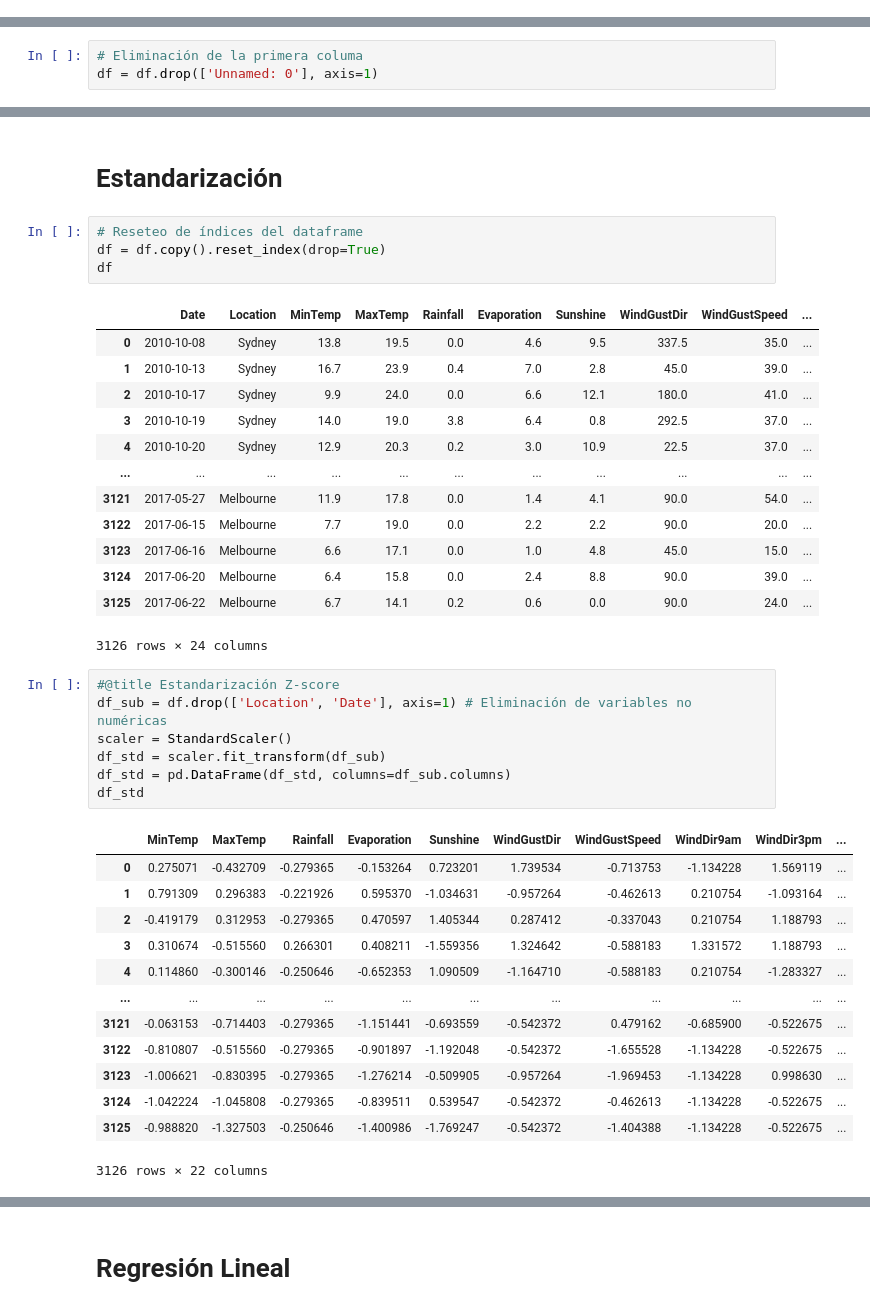
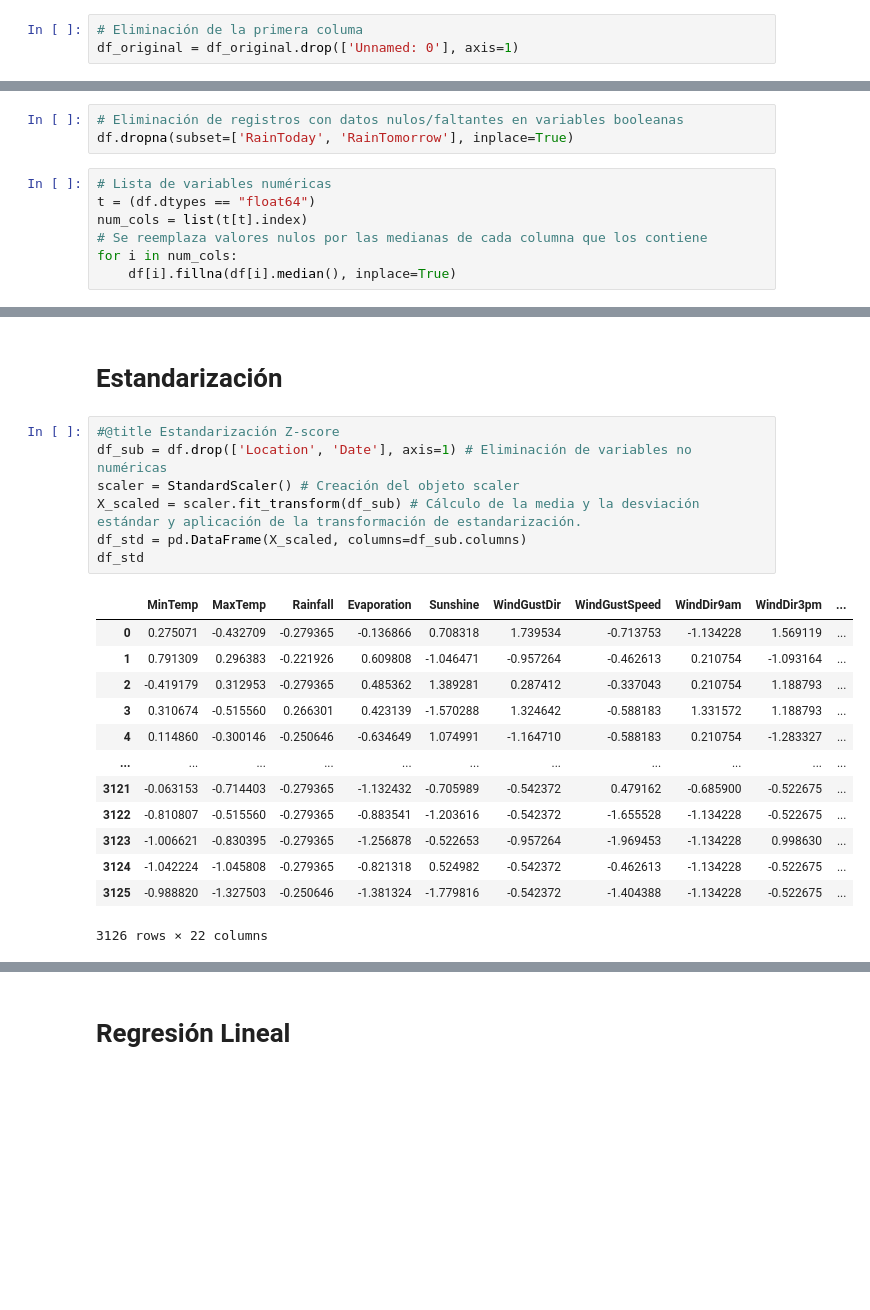
Before and after one commit to MiguelMussi/Apr_Aut_1_TP, a Jupyter notebook: TP-AA1.ipynb, the cells around one changed output, grey strips where cells are left out. Saved outputs shown, nothing was run; the diff lists cells and outputs as text; blank space fills up the shorter version.

```diff
--- a/TP-AA1.ipynb
+++ b/TP-AA1.ipynb
@@ -171,4 +114,7 @@ df_original.hist(figsize=(30,12))
 plt.show()
 # %% [output]
 [figure]
+# %%
+# Eliminación de la primera columa
+df_original = df_original.drop(['Unnamed: 0'], axis=1)
 # %%
@@ -193,9 +145,6 @@ Se desea analizar únicamente los registros correspondientes a las ciudades de S
 # Copia del DF original con los registros correspondientes a la costa sureste
 ciudades_a_conservar = ['Sydney', 'SydneyAirport', 'Canberra', 'Melbourne', 'MelbourneAirport']
 df = df_original[df_original['Location'].isin(ciudades_a_conservar)].copy()
-# %%
-# Eliminación de la primera columa
-df = df.drop(['Unnamed: 0'], axis=1)
 # %%
 df['Location'] = df['Location'].astype('category')
 #df['RainToday'] = df['RainToday'].astype('category')
@@ -237 +190,11 @@ df['Temp3pm'].fillna(value=df['Temp3pm'].mean(), inplace=True)
+# %%
+# Eliminación de registros con datos nulos/faltantes en variables booleanas
+df.dropna(subset=['RainToday', 'RainTomorrow'], inplace=True)
+# %%
+# Lista de variables numéricas
+t = (df.dtypes == "float64")
+num_cols = list(t[t].index)
+# Se reemplaza valores nulos por las medianas de cada columna que los contiene
+for i in num_cols:
+    df[i].fillna(df[i].median(), inplace=True)
 # %% [markdown]
@@ -398,42 +351,24 @@ plt.show()
 [figure]
 # %% [markdown]
 # Estandarización
-# %%
-# Reseteo de índices del dataframe
-df = df.copy().reset_index(drop=True)
-df
-# %% [output]
-|  | Date | Location | MinTemp | MaxTemp | Rainfall | Evaporation | Sunshine | WindGustDir | WindGustSpeed | ... |
-| 0 | 2010-10-08 | Sydney | 13.8 | 19.5 | 0.0 | 4.6 | 9.5 | 337.5 | 35.0 | ... |
-| 1 | 2010-10-13 | Sydney | 16.7 | 23.9 | 0.4 | 7.0 | 2.8 | 45.0 | 39.0 | ... |
-| 2 | 2010-10-17 | Sydney | 9.9 | 24.0 | 0.0 | 6.6 | 12.1 | 180.0 | 41.0 | ... |
-| 3 | 2010-10-19 | Sydney | 14.0 | 19.0 | 3.8 | 6.4 | 0.8 | 292.5 | 37.0 | ... |
-| 4 | 2010-10-20 | Sydney | 12.9 | 20.3 | 0.2 | 3.0 | 10.9 | 22.5 | 37.0 | ... |
-| ... | ... | ... | ... | ... | ... | ... | ... | ... | ... | ... |
-| 3121 | 2017-05-27 | Melbourne | 11.9 | 17.8 | 0.0 | 1.4 | 4.1 | 90.0 | 54.0 | ... |
-| 3122 | 2017-06-15 | Melbourne | 7.7 | 19.0 | 0.0 | 2.2 | 2.2 | 90.0 | 20.0 | ... |
-| 3123 | 2017-06-16 | Melbourne | 6.6 | 17.1 | 0.0 | 1.0 | 4.8 | 45.0 | 15.0 | ... |
-| 3124 | 2017-06-20 | Melbourne | 6.4 | 15.8 | 0.0 | 2.4 | 8.8 | 90.0 | 39.0 | ... |
-| 3125 | 2017-06-22 | Melbourne | 6.7 | 14.1 | 0.2 | 0.6 | 0.0 | 90.0 | 24.0 | ... |
-3126 rows × 24 columns
 # %%
 #@title Estandarización Z-score
 df_sub = df.drop(['Location', 'Date'], axis=1) # Eliminación de variables no numéricas
-scaler = StandardScaler()
-df_std = scaler.fit_transform(df_sub)
-df_std = pd.DataFrame(df_std, columns=df_sub.columns)
+scaler = StandardScaler() # Creación del objeto scaler
+X_scaled = scaler.fit_transform(df_sub) # Cálculo de la media y la desviación estándar y aplicación de la transformación de estandarización.
+df_std = pd.DataFrame(X_scaled, columns=df_sub.columns)
 df_std
 # %% [output]
 |  | MinTemp | MaxTemp | Rainfall | Evaporation | Sunshine | WindGustDir | WindGustSpeed | WindDir9am | WindDir3pm | ... |
-| 0 | 0.275071 | -0.432709 | -0.279365 | -0.153264 | 0.723201 | 1.739534 | -0.713753 | -1.134228 | 1.569119 | ... |
-| 1 | 0.791309 | 0.296383 | -0.221926 | 0.595370 | -1.034631 | -0.957264 | -0.462613 | 0.210754 | -1.093164 | ... |
-| 2 | -0.419179 | 0.312953 | -0.279365 | 0.470597 | 1.405344 | 0.287412 | -0.337043 | 0.210754 | 1.188793 | ... |
-| 3 | 0.310674 | -0.515560 | 0.266301 | 0.408211 | -1.559356 | 1.324642 | -0.588183 | 1.331572 | 1.188793 | ... |
-| 4 | 0.114860 | -0.300146 | -0.250646 | -0.652353 | 1.090509 | -1.164710 | -0.588183 | 0.210754 | -1.283327 | ... |
+| 0 | 0.275071 | -0.432709 | -0.279365 | -0.136866 | 0.708318 | 1.739534 | -0.713753 | -1.134228 | 1.569119 | ... |
+| 1 | 0.791309 | 0.296383 | -0.221926 | 0.609808 | -1.046471 | -0.957264 | -0.462613 | 0.210754 | -1.093164 | ... |
+| 2 | -0.419179 | 0.312953 | -0.279365 | 0.485362 | 1.389281 | 0.287412 | -0.337043 | 0.210754 | 1.188793 | ... |
+| 3 | 0.310674 | -0.515560 | 0.266301 | 0.423139 | -1.570288 | 1.324642 | -0.588183 | 1.331572 | 1.188793 | ... |
+| 4 | 0.114860 | -0.300146 | -0.250646 | -0.634649 | 1.074991 | -1.164710 | -0.588183 | 0.210754 | -1.283327 | ... |
 | ... | ... | ... | ... | ... | ... | ... | ... | ... | ... | ... |
-| 3121 | -0.063153 | -0.714403 | -0.279365 | -1.151441 | -0.693559 | -0.542372 | 0.479162 | -0.685900 | -0.522675 | ... |
-| 3122 | -0.810807 | -0.515560 | -0.279365 | -0.901897 | -1.192048 | -0.542372 | -1.655528 | -1.134228 | -0.522675 | ... |
-| 3123 | -1.006621 | -0.830395 | -0.279365 | -1.276214 | -0.509905 | -0.957264 | -1.969453 | -1.134228 | 0.998630 | ... |
-| 3124 | -1.042224 | -1.045808 | -0.279365 | -0.839511 | 0.539547 | -0.542372 | -0.462613 | -1.134228 | -0.522675 | ... |
-| 3125 | -0.988820 | -1.327503 | -0.250646 | -1.400986 | -1.769247 | -0.542372 | -1.404388 | -1.134228 | -0.522675 | ... |
+| 3121 | -0.063153 | -0.714403 | -0.279365 | -1.132432 | -0.705989 | -0.542372 | 0.479162 | -0.685900 | -0.522675 | ... |
+| 3122 | -0.810807 | -0.515560 | -0.279365 | -0.883541 | -1.203616 | -0.542372 | -1.655528 | -1.134228 | -0.522675 | ... |
+| 3123 | -1.006621 | -0.830395 | -0.279365 | -1.256878 | -0.522653 | -0.957264 | -1.969453 | -1.134228 | 0.998630 | ... |
+| 3124 | -1.042224 | -1.045808 | -0.279365 | -0.821318 | 0.524982 | -0.542372 | -0.462613 | -1.134228 | -0.522675 | ... |
+| 3125 | -0.988820 | -1.327503 | -0.250646 | -1.381324 | -1.779816 | -0.542372 | -1.404388 | -1.134228 | -0.522675 | ... |
 3126 rows × 22 columns
```
Also changed, not shown: parts of 96 cells of this notebook.
